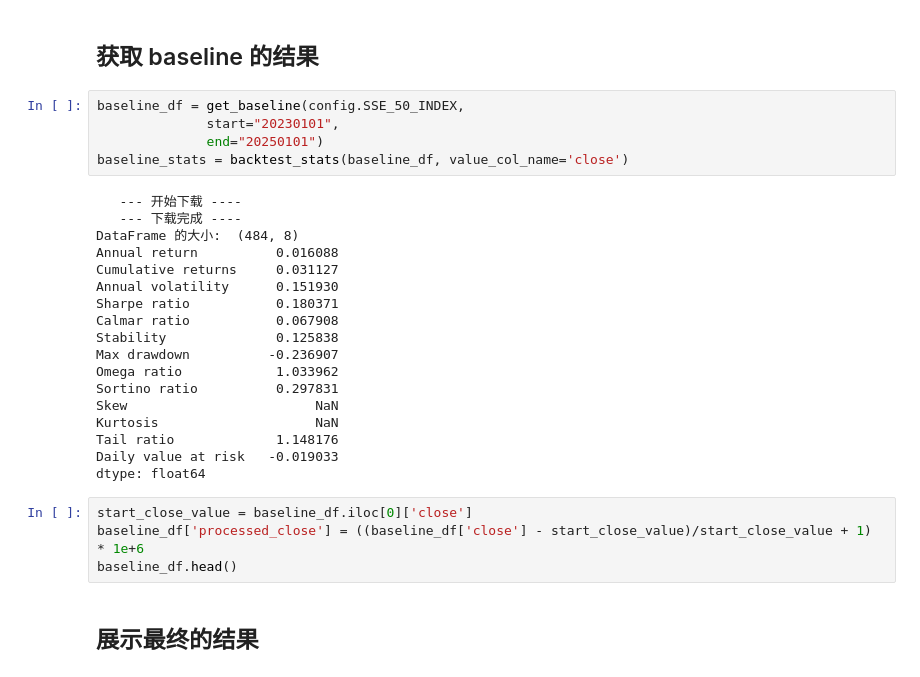
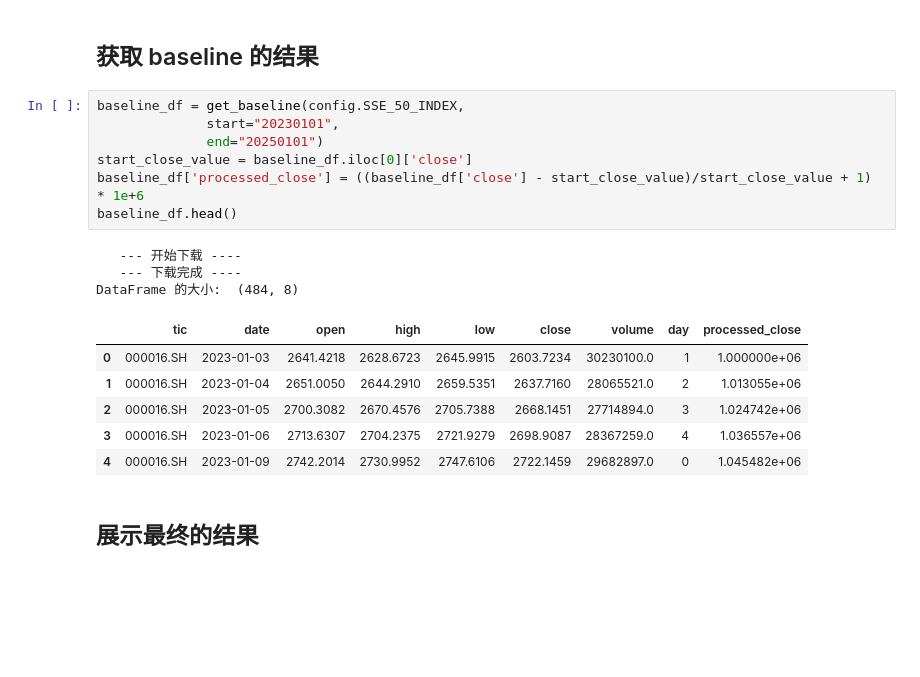
Before and after one commit to liuandian/rl-stock, a Jupyter notebook: plot_traded_result.ipynb, the cells around one changed output. Drawn from its saved outputs; the diff is of its cells as text; blank space fills up the shorter version.

```diff
--- a/plot_traded_result.ipynb
+++ b/plot_traded_result.ipynb
@@ -36,30 +35,20 @@ td3_account_value = pd.read_csv(path_dict["td3"])
 # %%
 baseline_df = get_baseline(config.SSE_50_INDEX,
               start="20230101",
               end="20250101")
-baseline_stats = backtest_stats(baseline_df, value_col_name='close')
+start_close_value = baseline_df.iloc[0]['close']
+baseline_df['processed_close'] = ((baseline_df['close'] - start_close_value)/start_close_value + 1) * 1e+6
+baseline_df.head()
 # %% [output]
    --- 开始下载 ----
    --- 下载完成 ----
 DataFrame 的大小:  (484, 8)
-Annual return          0.016088
-Cumulative returns     0.031127
-Annual volatility      0.151930
-Sharpe ratio           0.180371
-Calmar ratio           0.067908
-Stability              0.125838
-Max drawdown          -0.236907
-Omega ratio            1.033962
-Sortino ratio          0.297831
-Skew                        NaN
-Kurtosis                    NaN
-Tail ratio             1.148176
-Daily value at risk   -0.019033
-dtype: float64
+|  | tic | date | open | high | low | close | volume | day | processed_close |
+| 0 | 000016.SH | 2023-01-03 | 2641.4218 | 2628.6723 | 2645.9915 | 2603.7234 | 30230100.0 | 1 | 1.000000e+06 |
+| 1 | 000016.SH | 2023-01-04 | 2651.0050 | 2644.2910 | 2659.5351 | 2637.7160 | 28065521.0 | 2 | 1.013055e+06 |
+| 2 | 000016.SH | 2023-01-05 | 2700.3082 | 2670.4576 | 2705.7388 | 2668.1451 | 27714894.0 | 3 | 1.024742e+06 |
+| 3 | 000016.SH | 2023-01-06 | 2713.6307 | 2704.2375 | 2721.9279 | 2698.9087 | 28367259.0 | 4 | 1.036557e+06 |
+| 4 | 000016.SH | 2023-01-09 | 2742.2014 | 2730.9952 | 2747.6106 | 2722.1459 | 29682897.0 | 0 | 1.045482e+06 |
-# %%
-start_close_value = baseline_df.iloc[0]['close']
-baseline_df['processed_close'] = ((baseline_df['close'] - start_close_value)/start_close_value + 1) * 1e+6
-baseline_df.head()
 # %% [markdown]
 ## 展示最终的结果
 # %%
```
Also changed, not shown: parts of 6 cells of this notebook, 15 other files.
